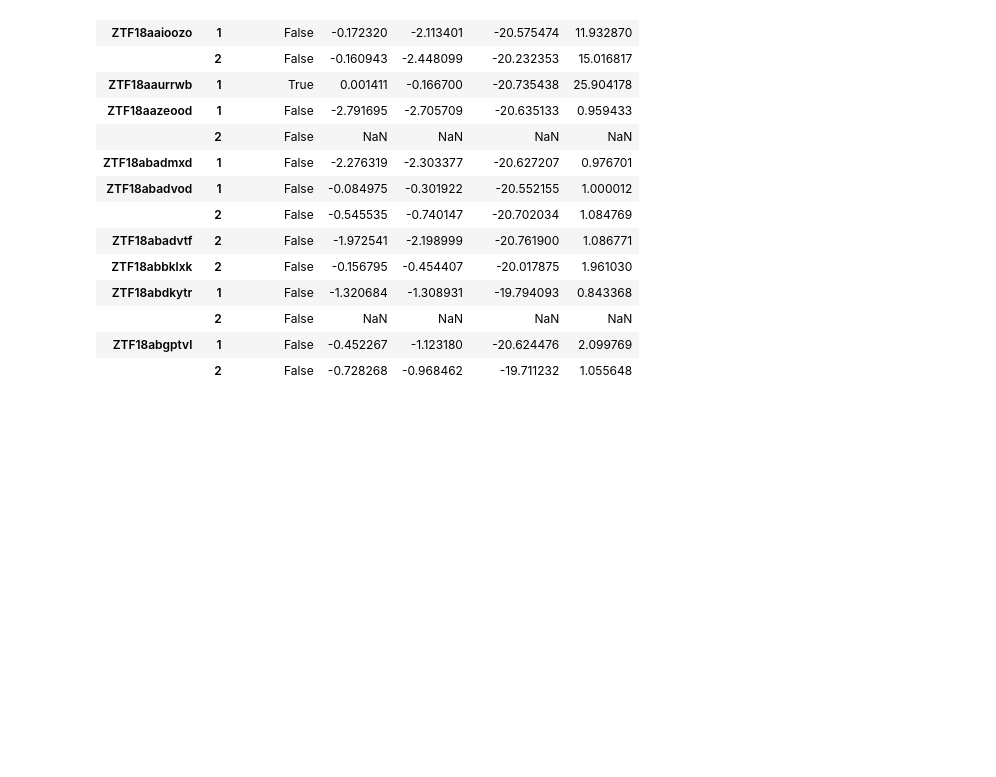
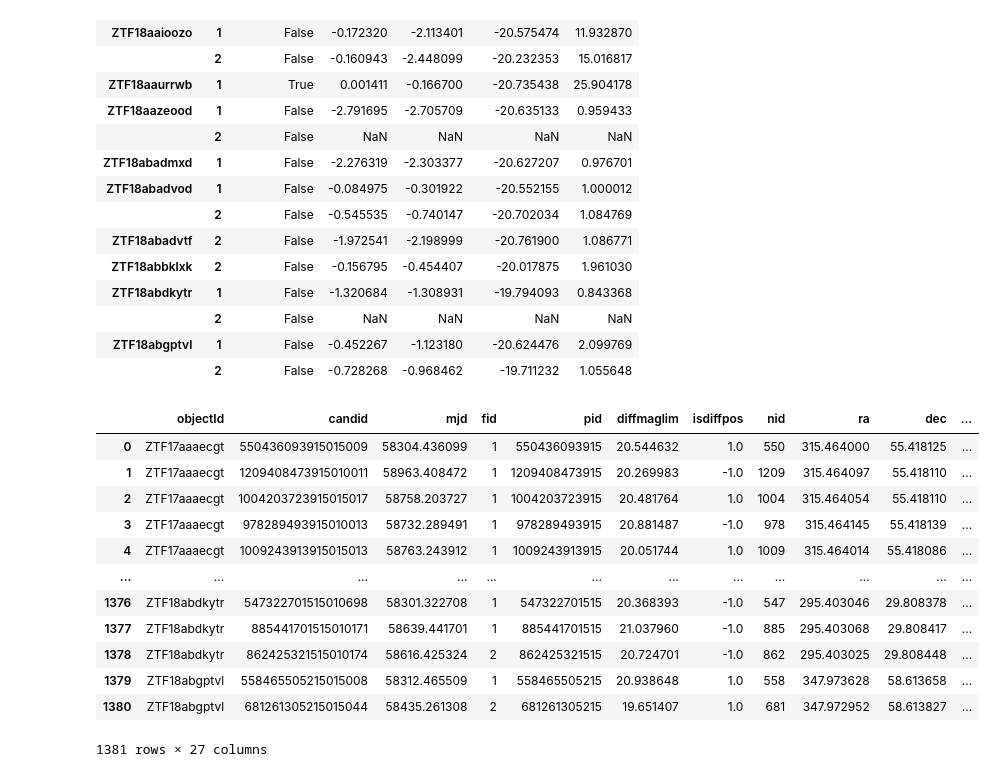
Before and after one commit to alercebroker/lc_correction, a Jupyter notebook: notebooks/use_case_bulk.ipynb, the cells around one changed output. Saved outputs shown, nothing was run; the diff lists cells and outputs as text; code cells hidden in the pictures; blank space fills up the shorter version.

Commit message:
FIX: Columns for clean corr detections

```diff
--- a/notebooks/use_case_bulk.ipynb
+++ b/notebooks/use_case_bulk.ipynb
@@ -118,3 +119,19 @@ display(dmdt)
 |  | 2 | False | NaN | NaN | NaN | NaN |
 | ZTF18abgptvl | 1 | False | -0.452267 | -1.123180 | -20.624476 | 2.099769 |
 |  | 2 | False | -0.728268 | -0.968462 | -19.711232 | 1.055648 |
+# %%
+get_clean_corrected(corrected)
+# %% [output]
+|  | objectId | candid | mjd | fid | pid | diffmaglim | isdiffpos | nid | ra | dec | ... |
+| 0 | ZTF17aaaecgt | 550436093915015009 | 58304.436099 | 1 | 550436093915 | 20.544632 | 1.0 | 550 | 315.464000 | 55.418125 | ... |
+| 1 | ZTF17aaaecgt | 1209408473915010011 | 58963.408472 | 1 | 1209408473915 | 20.269983 | -1.0 | 1209 | 315.464097 | 55.418110 | ... |
+| 2 | ZTF17aaaecgt | 1004203723915015017 | 58758.203727 | 1 | 1004203723915 | 20.481764 | 1.0 | 1004 | 315.464054 | 55.418110 | ... |
+| 3 | ZTF17aaaecgt | 978289493915010013 | 58732.289491 | 1 | 978289493915 | 20.881487 | -1.0 | 978 | 315.464145 | 55.418139 | ... |
+| 4 | ZTF17aaaecgt | 1009243913915015013 | 58763.243912 | 1 | 1009243913915 | 20.051744 | 1.0 | 1009 | 315.464014 | 55.418086 | ... |
+| ... | ... | ... | ... | ... | ... | ... | ... | ... | ... | ... | ... |
+| 1376 | ZTF18abdkytr | 547322701515010698 | 58301.322708 | 1 | 547322701515 | 20.368393 | -1.0 | 547 | 295.403046 | 29.808378 | ... |
+| 1377 | ZTF18abdkytr | 885441701515010171 | 58639.441701 | 1 | 885441701515 | 21.037960 | -1.0 | 885 | 295.403068 | 29.808417 | ... |
+| 1378 | ZTF18abdkytr | 862425321515010174 | 58616.425324 | 2 | 862425321515 | 20.724701 | -1.0 | 862 | 295.403025 | 29.808448 | ... |
+| 1379 | ZTF18abgptvl | 558465505215015008 | 58312.465509 | 1 | 558465505215 | 20.938648 | 1.0 | 558 | 347.973628 | 58.613658 | ... |
+| 1380 | ZTF18abgptvl | 681261305215015044 | 58435.261308 | 2 | 681261305215 | 19.651407 | 1.0 | 681 | 347.972952 | 58.613827 | ... |
+1381 rows × 27 columns
```
Also changed, not shown: parts of 2 cells of this notebook, 1 other file.
